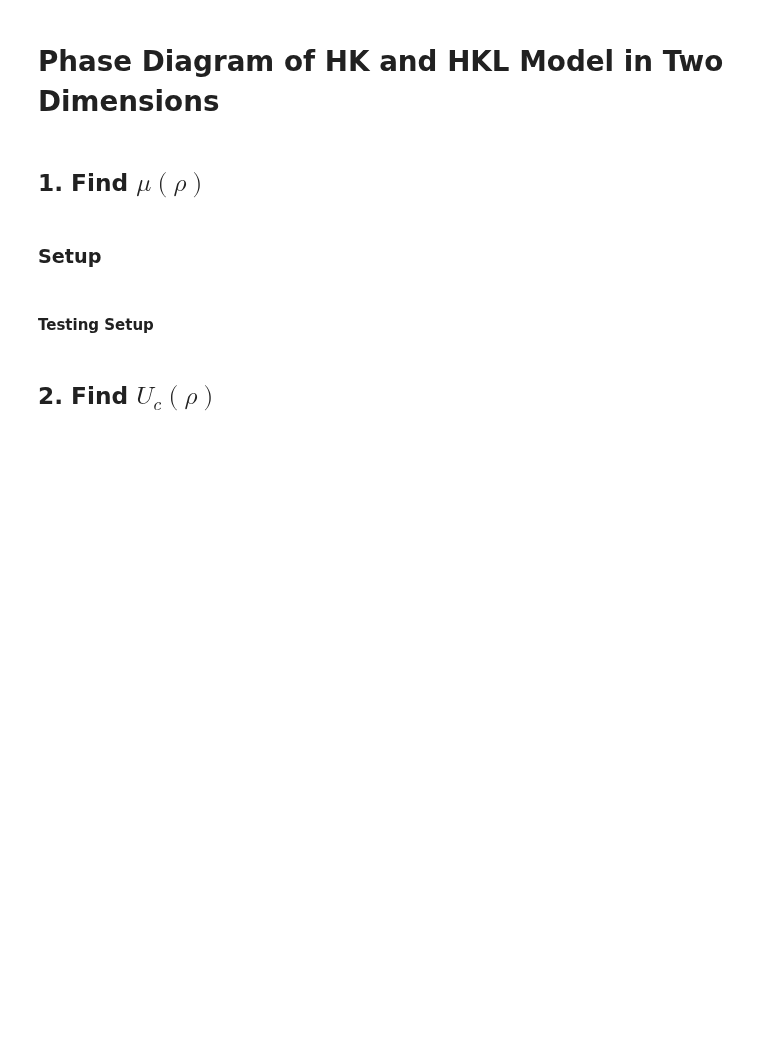
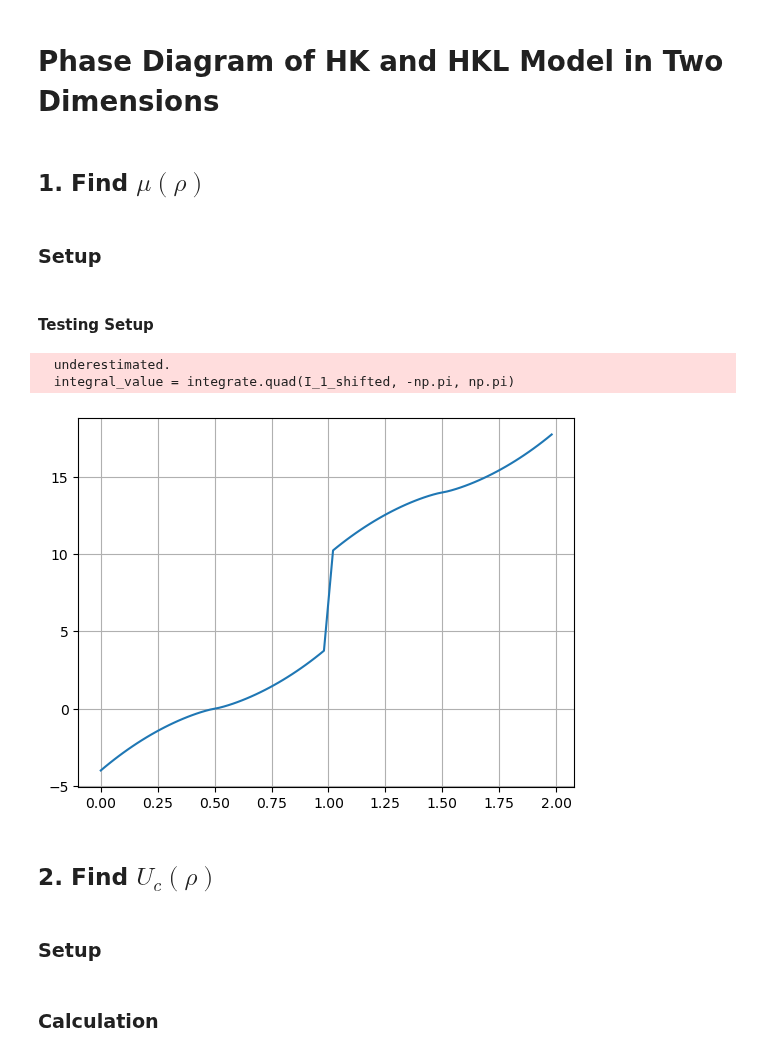
Before and after one commit to janjhch/bachelorthesis, a Jupyter notebook: phase_diagram/phase_diagram/phase_diagram_2D.ipynb, the cells around one changed output. Cells and saved outputs as stored; diff of their text form; code cells hidden in the pictures; blank space fills up the shorter version.

```diff
--- a/phase_diagram/phase_diagram/phase_diagram_2D.ipynb
+++ b/phase_diagram/phase_diagram/phase_diagram_2D.ipynb
@@ -70,13 +70,19 @@ def one_plot(x_array, y_array,x_label, y_label, title):
 # %% [markdown]
 #### Testing Setup
 # %%
-rho_values = np.linspace(0, 2, 500, endpoint=False)
+rho_values = np.linspace(0, 2, 100, endpoint=False)
 
 mu_values = create_mu_list(rho_values, 14)
 
 one_plot(rho_values, mu_values, '','','')
+# %% [output]
+  underestimated.
+  integral_value = integrate.quad(I_1_shifted, -np.pi, np.pi)
+[figure, added]
 # %% [markdown]
 ## 2. Find $U_c(\rho)$
+# %% [markdown]
+### Setup
 # %%
 def find_U_c_of_rho(rho):
     if rho <= 1:
@@ -93,0 +116,2 @@ def find_U_c_of_rho(rho):
+# %% [markdown]
+### Calculation
```
Also changed, not shown: parts of 7 cells of this notebook, 1 other file.
